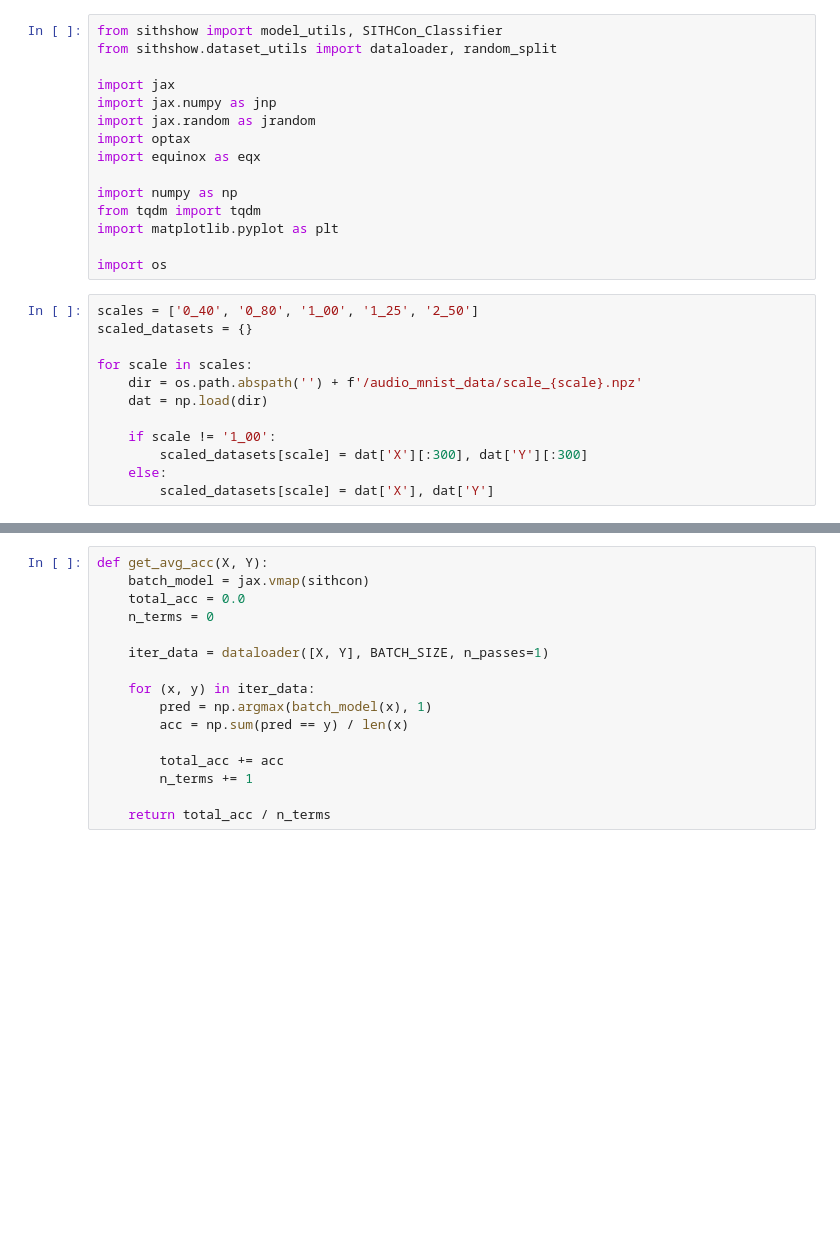
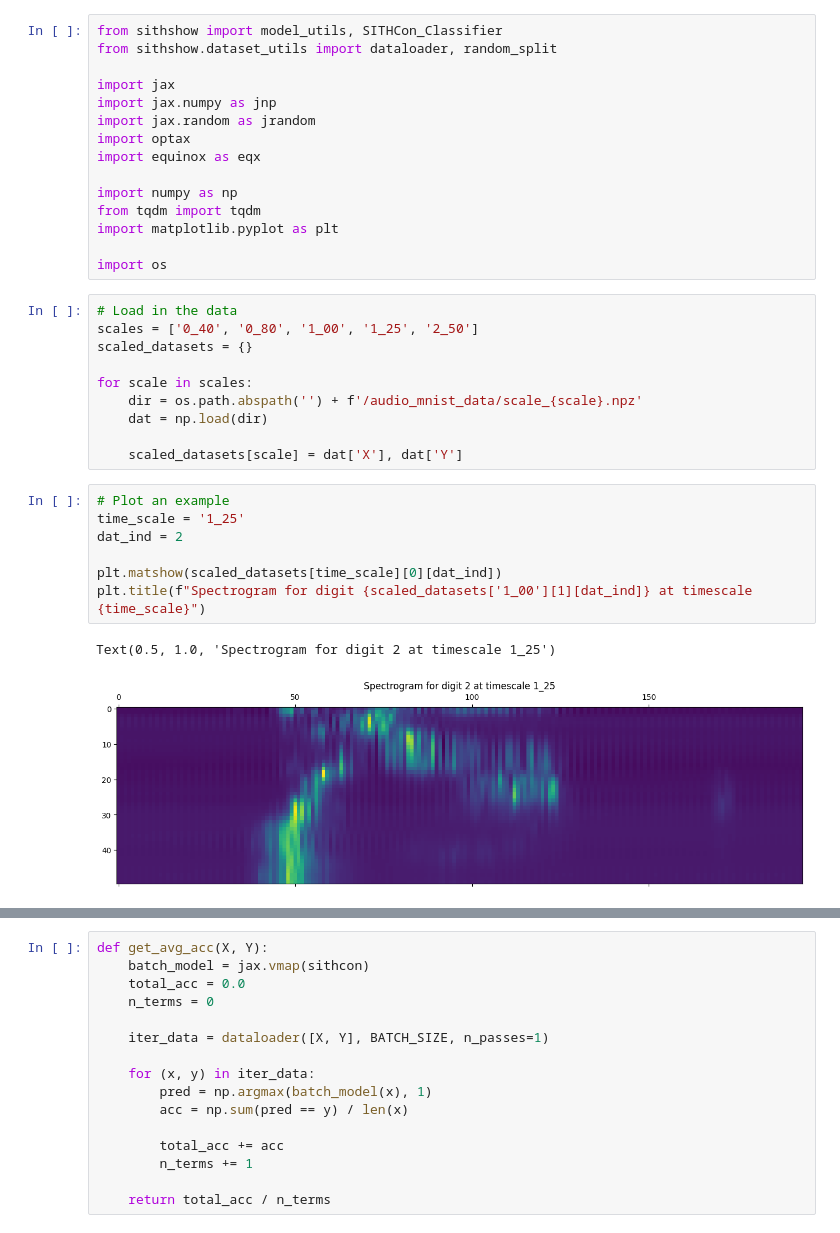
Before and after one commit to cs-hall/SITHshow, a Jupyter notebook: examples/audio_mnist.ipynb, the cells around one changed output, grey strips where cells are left out. Saved outputs shown, nothing was run; the diff lists cells and outputs as text; blank space fills up the shorter version.

```diff
--- a/examples/audio_mnist.ipynb
+++ b/examples/audio_mnist.ipynb
@@ -22,6 +22,7 @@ import matplotlib.pyplot as plt
 
 import os
 # %%
+# Load in the data
 scales = ['0_40', '0_80', '1_00', '1_25', '2_50']
 scaled_datasets = {}
 
@@ -29,7 +30,14 @@ for scale in scales:
     dir = os.path.abspath('') + f'/audio_mnist_data/scale_{scale}.npz'
     dat = np.load(dir)
 
-    if scale != '1_00':
-        scaled_datasets[scale] = dat['X'][:300], dat['Y'][:300]
-    else:
-        scaled_datasets[scale] = dat['X'], dat['Y']
+    scaled_datasets[scale] = dat['X'], dat['Y']
+# %%
+# Plot an example
+time_scale = '1_25'
+dat_ind = 2
+
+plt.matshow(scaled_datasets[time_scale][0][dat_ind])
+plt.title(f"Spectrogram for digit {scaled_datasets['1_00'][1][dat_ind]} at timescale {time_scale}")
+# %% [output]
+Text(0.5, 1.0, 'Spectrogram for digit 2 at timescale 1_25')
+[figure, added]
```
Also changed, not shown: parts of 12 cells of this notebook, 1 other file.
